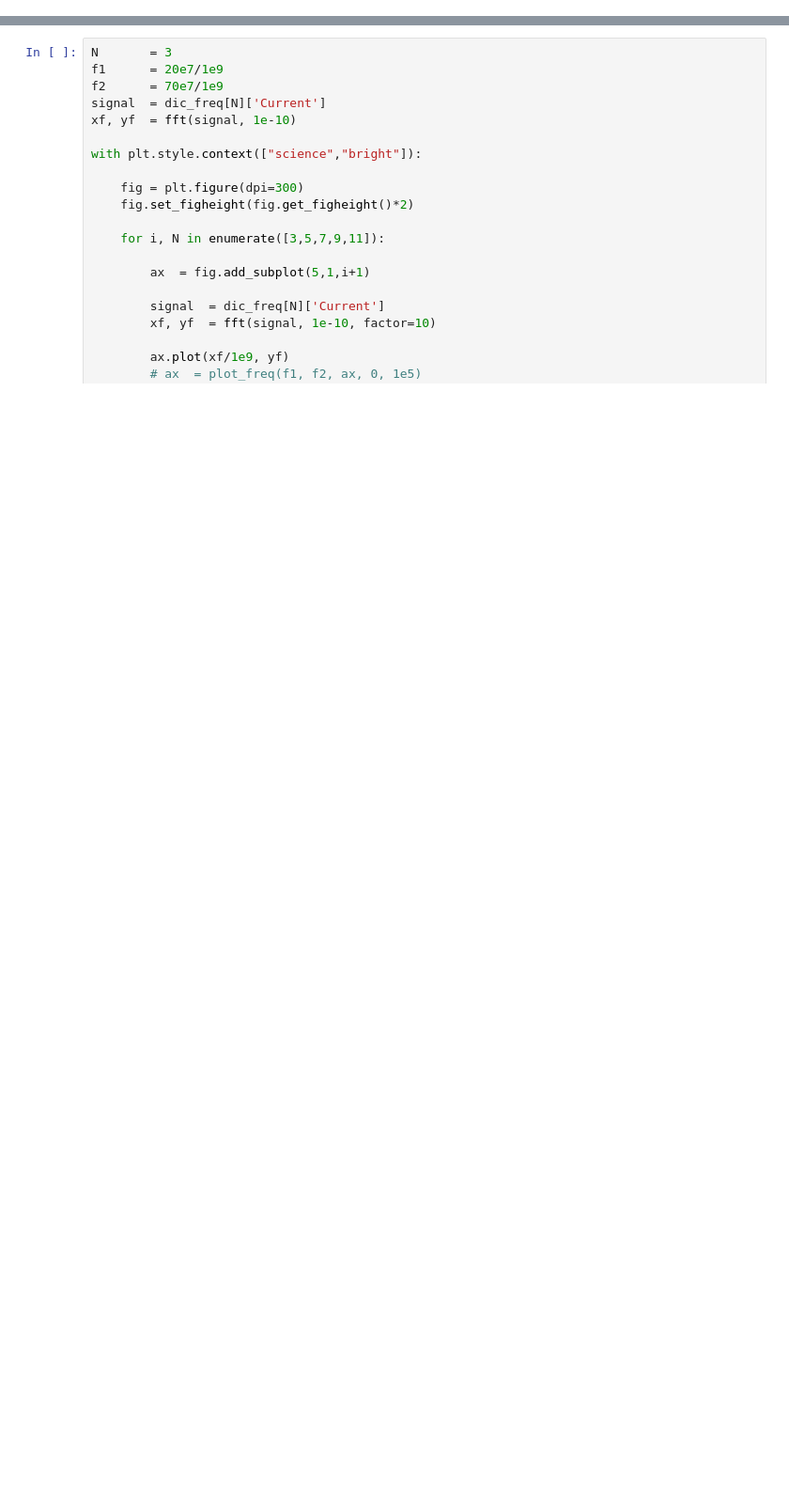
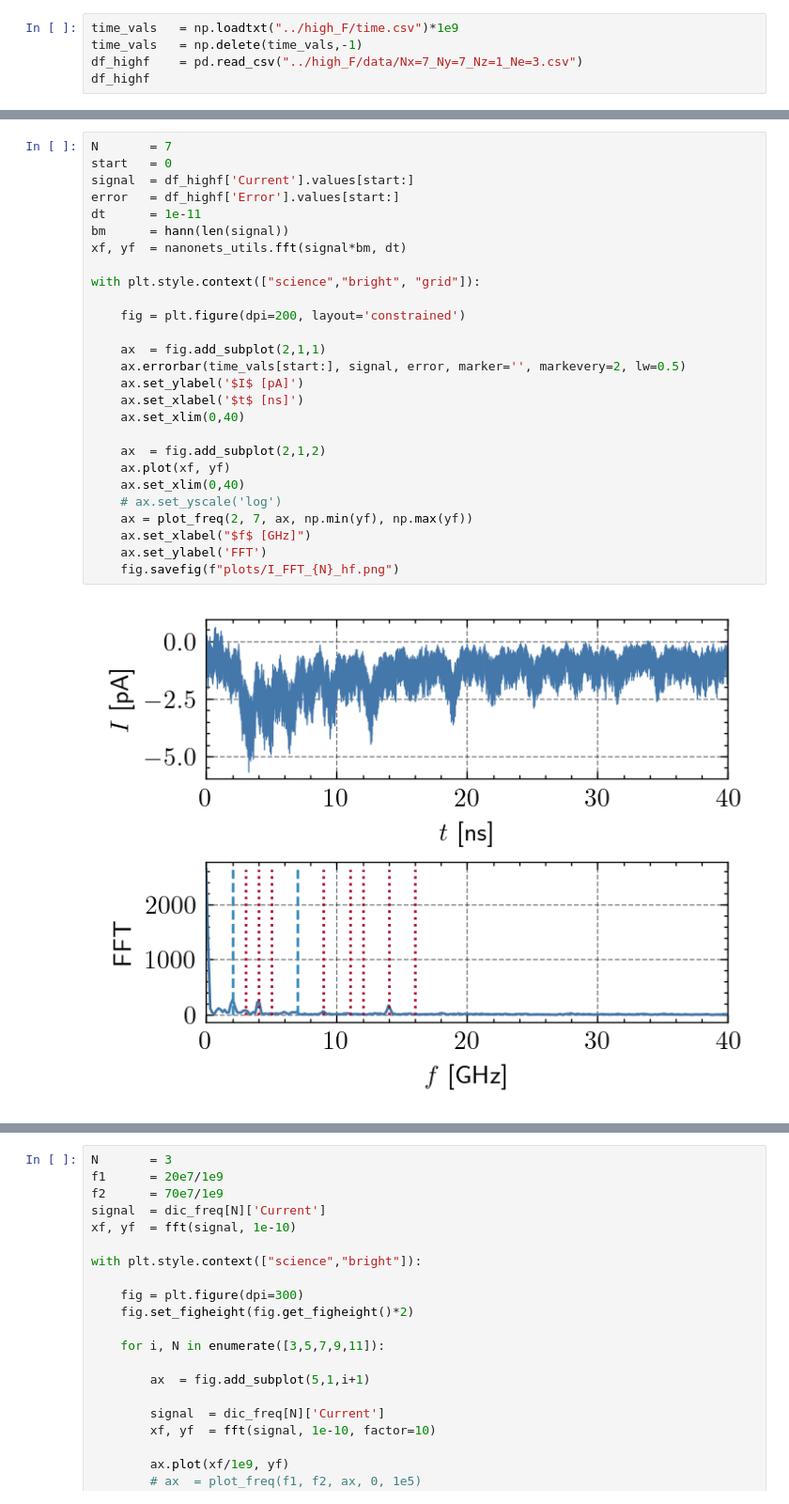
Before and after one commit to JonasMnsing/NanoNets, a Jupyter notebook: scripts/2_funding_period/WP2/freq_double/nbk/freq_double.ipynb, the cells around one changed output, grey strips where cells are left out. Shown at 94% size. Saved outputs shown, nothing was run; the diff lists cells and outputs as text; blank space fills up the shorter version.

```diff
--- a/scripts/2_funding_period/WP2/freq_double/nbk/freq_double.ipynb
+++ b/scripts/2_funding_period/WP2/freq_double/nbk/freq_double.ipynb
@@ -57,0 +86,5 @@ def plot_freq(f1, f2, ax, min_y, max_y):
+# %%
+time_vals   = np.loadtxt("../high_F/time.csv")*1e9
+time_vals   = np.delete(time_vals,-1)
+df_highf    = pd.read_csv("../high_F/data/Nx=7_Ny=7_Nz=1_Ne=3.csv")
+df_highf
@@ -57,0 +105,29 @@ def plot_freq(f1, f2, ax, min_y, max_y):
+# %%
+N       = 7
+start   = 0
+signal  = df_highf['Current'].values[start:]
+error   = df_highf['Error'].values[start:]
+dt      = 1e-11
+bm      = hann(len(signal))
+xf, yf  = nanonets_utils.fft(signal*bm, dt)
+
+with plt.style.context(["science","bright", "grid"]):
+
+    fig = plt.figure(dpi=200, layout='constrained')
+
+    ax  = fig.add_subplot(2,1,1)
+    ax.errorbar(time_vals[start:], signal, error, marker='', markevery=2, lw=0.5)
+    ax.set_ylabel('$I$ [pA]')
+    ax.set_xlabel('$t$ [ns]')
+    ax.set_xlim(0,40)
+
+    ax  = fig.add_subplot(2,1,2)
+    ax.plot(xf, yf)
+    ax.set_xlim(0,40)
+    # ax.set_yscale('log')
+    ax = plot_freq(2, 7, ax, np.min(yf), np.max(yf))
+    ax.set_xlabel("$f$ [GHz]")
+    ax.set_ylabel('FFT')
+    fig.savefig(f"plots/I_FFT_{N}_hf.png")
+# %% [output]
+[figure, added]
```
Also changed, not shown: parts of 9 cells of this notebook, 19 other files.
